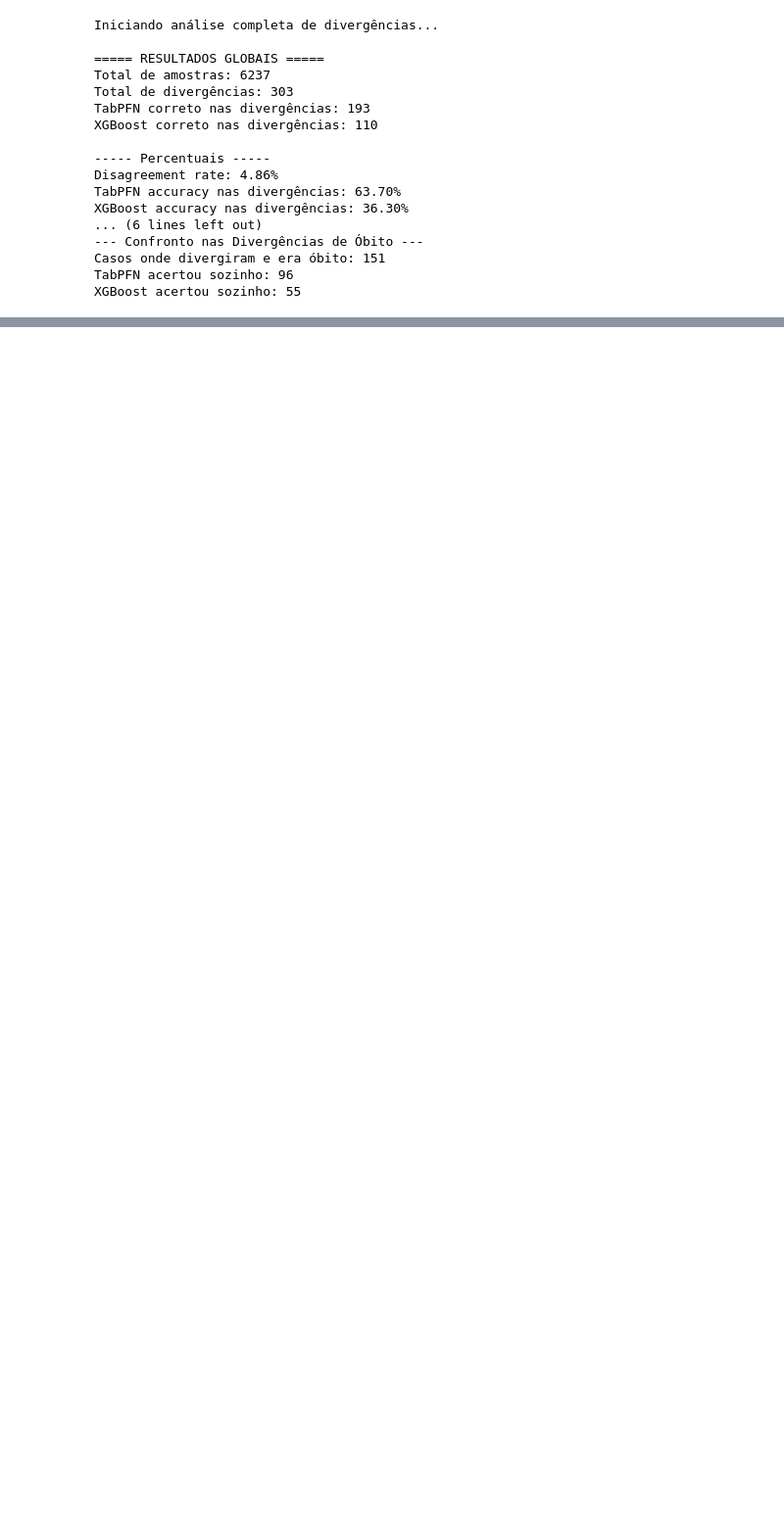
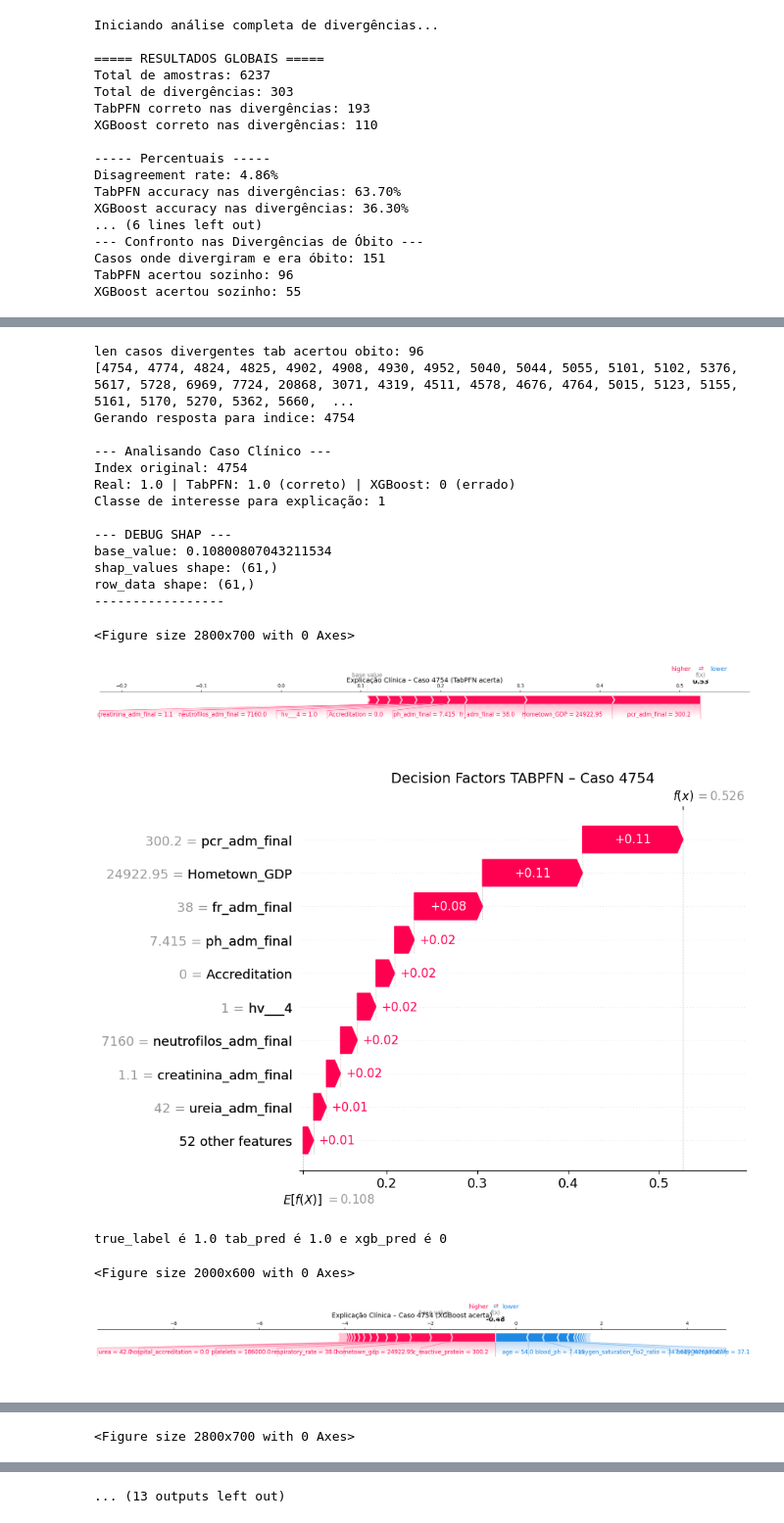
Before and after one commit to arthurqu18/explicabilidade, a Jupyter notebook: script.ipynb, the cells around one changed output, grey strips where cells are left out. Shown at 98% size. Drawn from its saved outputs; the diff is of its cells as text; code cells hidden in the pictures; blank space fills up the shorter version.

Commit message:
gerando respostas e site

```diff
--- a/script.ipynb
+++ b/script.ipynb
@@ -1090,0 +1073,46 @@ true_label é 0.0 tab_pred é 0.0 e xgb_pred é 1
+# %%
+indices_tab_right = casos.loc[(casos['true_label'] == 1) & (casos['true_label'] == casos['tab_pred']), 'original_index'].tolist()
+print(f"len casos divergentes tab acertou obito: {len(indices_tab_right)}\n"
+        f"{indices_tab_right}")
+
+lista_respostas = []
+for idx in indices_tab_right[0:3]:
+    lista_respostas.append(gerar_resposta_caso(idx))
+
+try:
+    respostas_dir = Path("respostas")
+    respostas_dir.mkdir(parents=True, exist_ok=True)
+    arquivo_resposta = respostas_dir / (
+        f"casos_respostas.json"
+    )
+    with arquivo_resposta.open("w", encoding="utf-8") as f:
+        json.dump(
+            lista_respostas,
+            f,
+            ensure_ascii=False,
+            indent=4,
+        )
+    print(f"Respostas salvo em: {arquivo_resposta}")
+except (OSError, TypeError, ValueError) as e:
+    print(f"Erro ao salvar a respostas: {e}")
+# %% [output]
+len casos divergentes tab acertou obito: 96
+[4754, 4774, 4824, 4825, 4902, 4908, 4930, 4952, 5040, 5044, 5055, 5101, 5102, 5376, 5617, 5728, 6969, 7724, 20868, 3071, 4319, 4511, 4578, 4676, 4764, 5015, 5123, 5155, 5161, 5170, 5270, 5362, 5660,  ...
+Gerando resposta para indice: 4754
+
+--- Analisando Caso Clínico ---
+Index original: 4754
+Real: 1.0 | TabPFN: 1.0 (correto) | XGBoost: 0 (errado)
+Classe de interesse para explicação: 1
+
+--- DEBUG SHAP ---
+base_value: 0.10800807043211534
+shap_values shape: (61,)
+row_data shape: (61,)
+-----------------
+<Figure size 2800x700 with 0 Axes>
+[figure, added]
+[figure, added]
+true_label é 1.0 tab_pred é 1.0 e xgb_pred é 0
+<Figure size 2000x600 with 0 Axes>
+[figure, added]
@@ -1090,0 +1136 @@ true_label é 0.0 tab_pred é 0.0 e xgb_pred é 1
+<Figure size 2800x700 with 0 Axes>
@@ -1090,0 +1139 @@ true_label é 0.0 tab_pred é 0.0 e xgb_pred é 1
+... (13 outputs left out)
```
Also changed, not shown: parts of 10 cells of this notebook, 8 other files.
